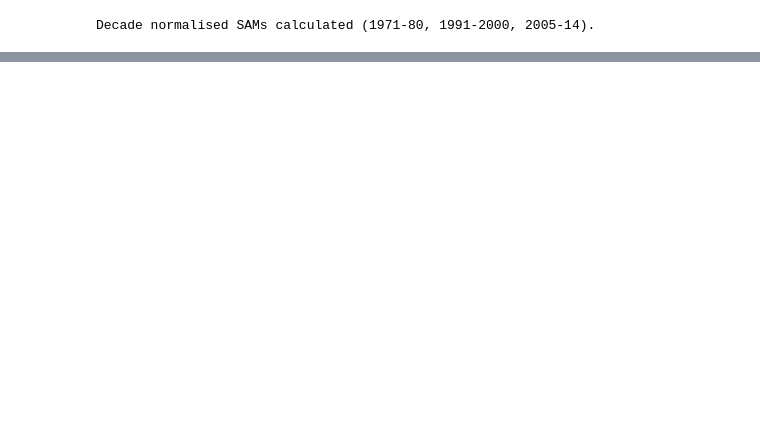
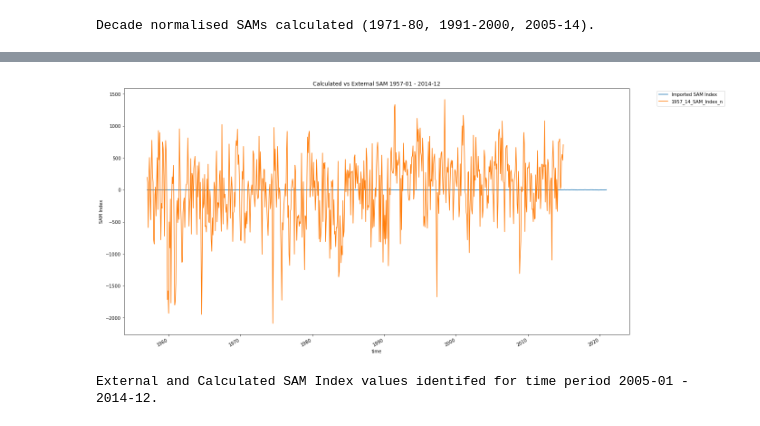
Before and after one commit to el1247/BAS_AI4ER_SAM, a Jupyter notebook: notebooks/exploratory/1.0_el_SAMAnalysis.ipynb, the cells around one changed output, grey strips where cells are left out. Cells and saved outputs as stored; diff of their text form; code cells hidden in the pictures; blank space fills up the shorter version.

```diff
--- a/notebooks/exploratory/1.0_el_SAMAnalysis.ipynb
+++ b/notebooks/exploratory/1.0_el_SAMAnalysis.ipynb
@@ -282,0 +343,17 @@ plt.show()
+# %%
+plt.figure(1, figsize=(20,10))
+plt.plot(externalSAMIndexSort[0], externalSAMIndexSort[1], label="Imported SAM Index")
+timePlot(calcSAMN, "Calculated vs External SAM 1957-01 - 2014-12", 1)
+plt.show()
+# %% [output]
+[figure, added]
+# %%
+startDate, endDate = "2005-01","2014-12"
+extSAM2005_14 = externalSAMSearch(startDate, endDate)
+
+samCompData200514 = dfESMLat.sel(time=slice(startDate, endDate))
+calcSAMN2005_14 = SAMCalculateNorm(samCompData200514, SAMNormaliseMonthlyMeans)
+calcSAMN2005_14.name = "2005_14_SAM_Index_n"
+print("External and Calculated SAM Index values identifed for time period "+startDate+" - "+endDate+".")
+# %% [output]
+External and Calculated SAM Index values identifed for time period 2005-01 - 2014-12.
```
Also changed, not shown: parts of 21 cells of this notebook.
